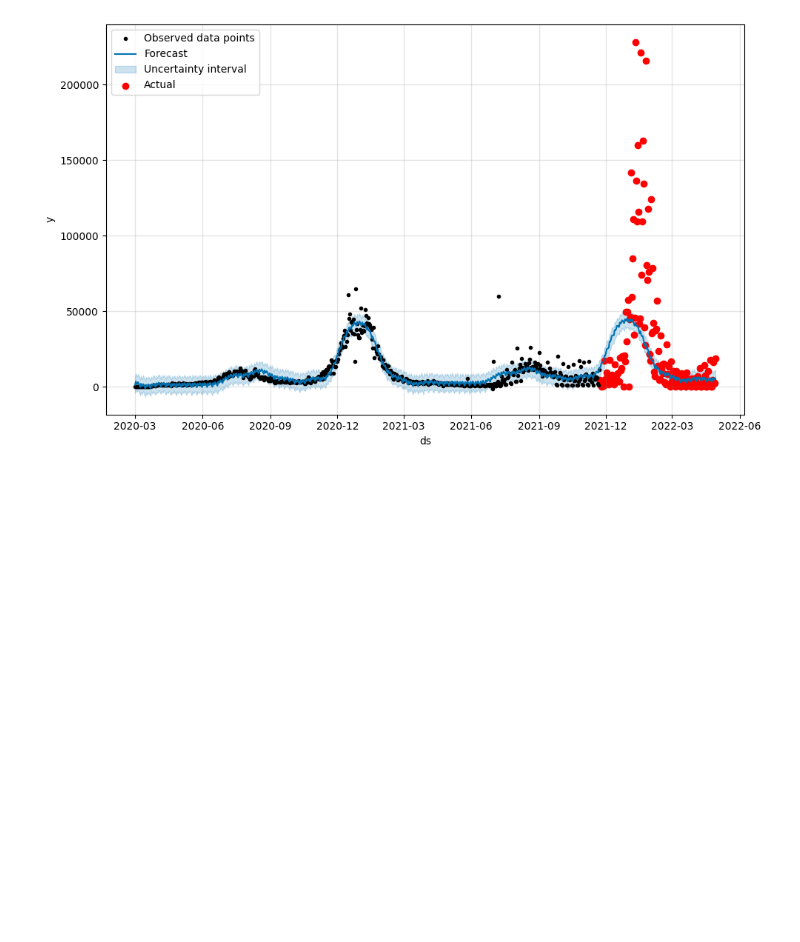
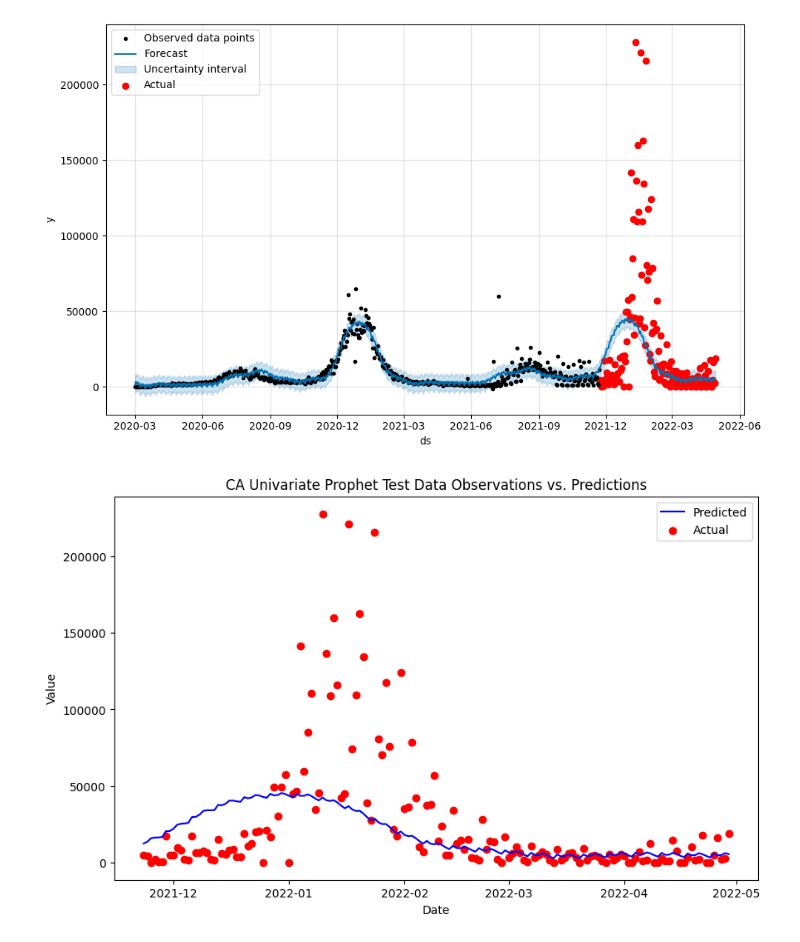
Before and after one commit to danielhe-nu/STAT390-Snowman, a Jupyter notebook: willem_univ_prophet_ca.ipynb, the cells around one changed output. Saved outputs shown, nothing was run; the diff lists cells and outputs as text; code cells hidden in the pictures; blank space fills up the shorter version.

```diff
--- a/willem_univ_prophet_ca.ipynb
+++ b/willem_univ_prophet_ca.ipynb
@@ -110,6 +112,29 @@ Try using .loc[row_indexer,col_indexer] = value instead
 See the caveats in the documentation: https://pandas.pydata.org/pandas-docs/stable/user_guide/indexing.html#returning-a-view-versus-a-copy
   ca_uni_test['ds'] = pd.to_datetime(ca_uni_test['ds'])
 [figure]
+# %%
+# Filter the forecast data to only include rows where the 'ds' value is within the range of the test dataset
+test_period_start = ca_uni_test['ds'].min()
+test_period_end = ca_uni_test['ds'].max()
+
+filtered_forecast = forecast_season[(forecast_season['ds'] >= test_period_start)]
+
+# Plot the predicted values
+plt.figure(figsize=(10, 6))
+plt.plot(filtered_forecast['ds'], filtered_forecast['yhat'], label='Predicted', color='blue')
+
+# Overlay the actual test data
+plt.scatter(ca_uni_test['ds'], ca_uni_test['y'], color='red', label='Actual')
+
+# Enhance the plot with labels and legend
+plt.legend()
+plt.title('CA Univariate Prophet Test Data Observations vs. Predictions')
+plt.xlabel('Date')
+plt.ylabel('Value')
+
+plt.show()
+# %% [output]
+[figure, added]
 # %%
 # Visualize the forecast components
 model_season.plot_components(forecast_season);
```
Also changed, not shown: parts of 10 cells of this notebook.
